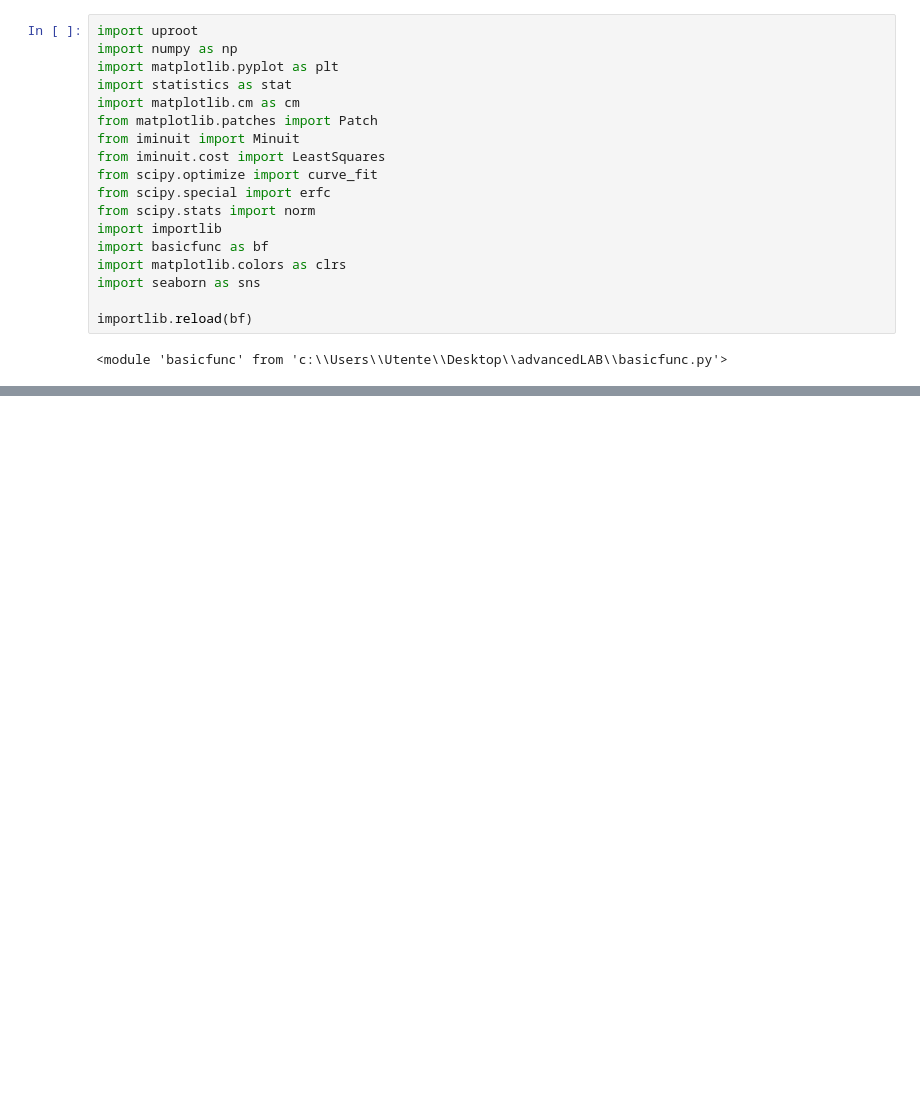
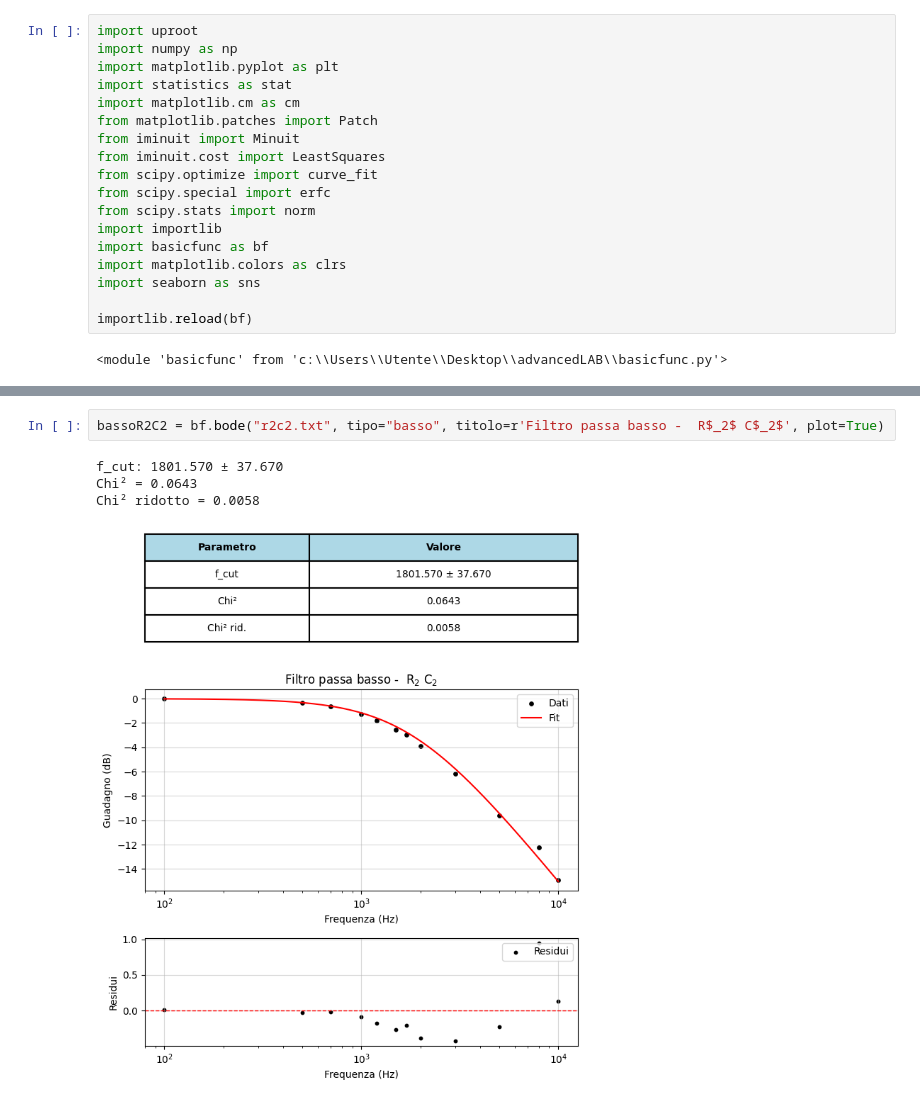
Before and after one commit to b3n3d3tt4/ultrasound, a Jupyter notebook: analisi_catena.ipynb, the cells around one changed output, grey strips where cells are left out. Drawn from its saved outputs; the diff is of its cells as text; blank space fills up the shorter version.

Commit message:
aggiunto grafico passa basso R2C2

```diff
--- a/analisi_catena.ipynb
+++ b/analisi_catena.ipynb
@@ -58,0 +40,7 @@ Reduced chi-squared = 0.00040140168147976413
+# %%
+bassoR2C2 = bf.bode("r2c2.txt", tipo="basso", titolo=r'Filtro passa basso -  R$_2$ C$_2$', plot=True)
+# %% [output]
+f_cut: 1801.570 ± 37.670
+Chi² = 0.0643
+Chi² ridotto = 0.0058
+[figure, added]
```
Also changed, not shown: parts of 3 cells of this notebook, 3 other files.
